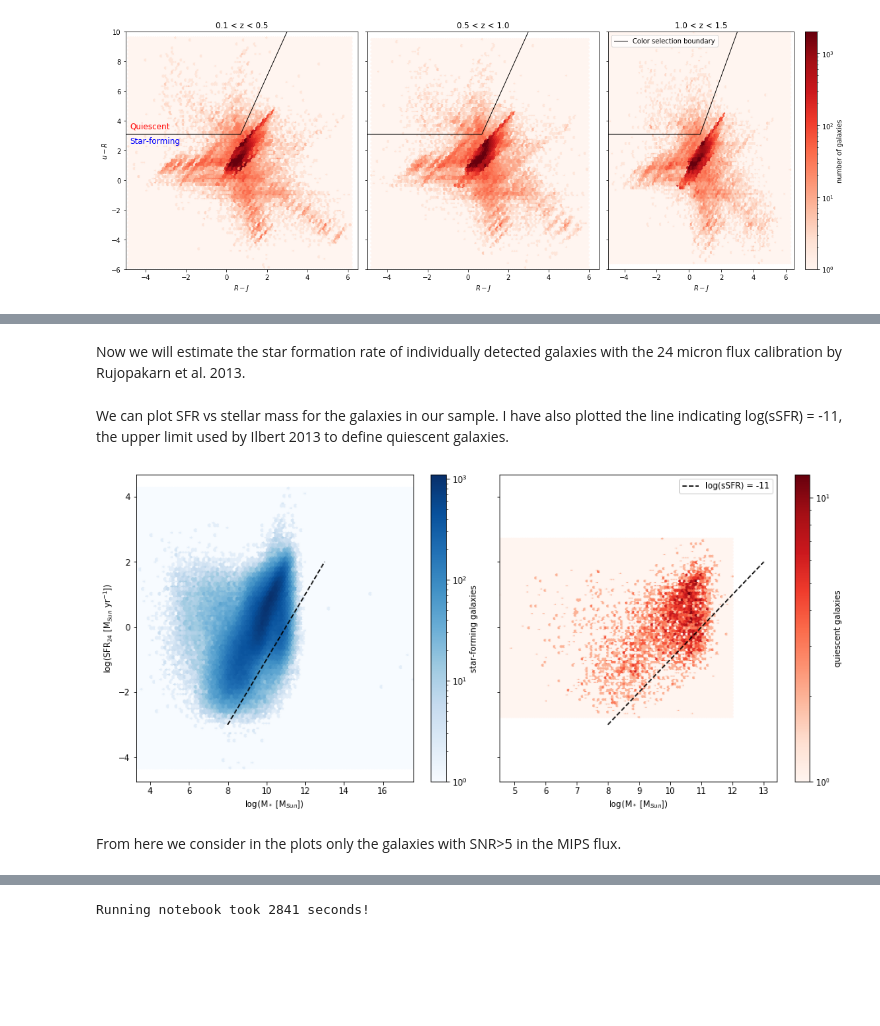
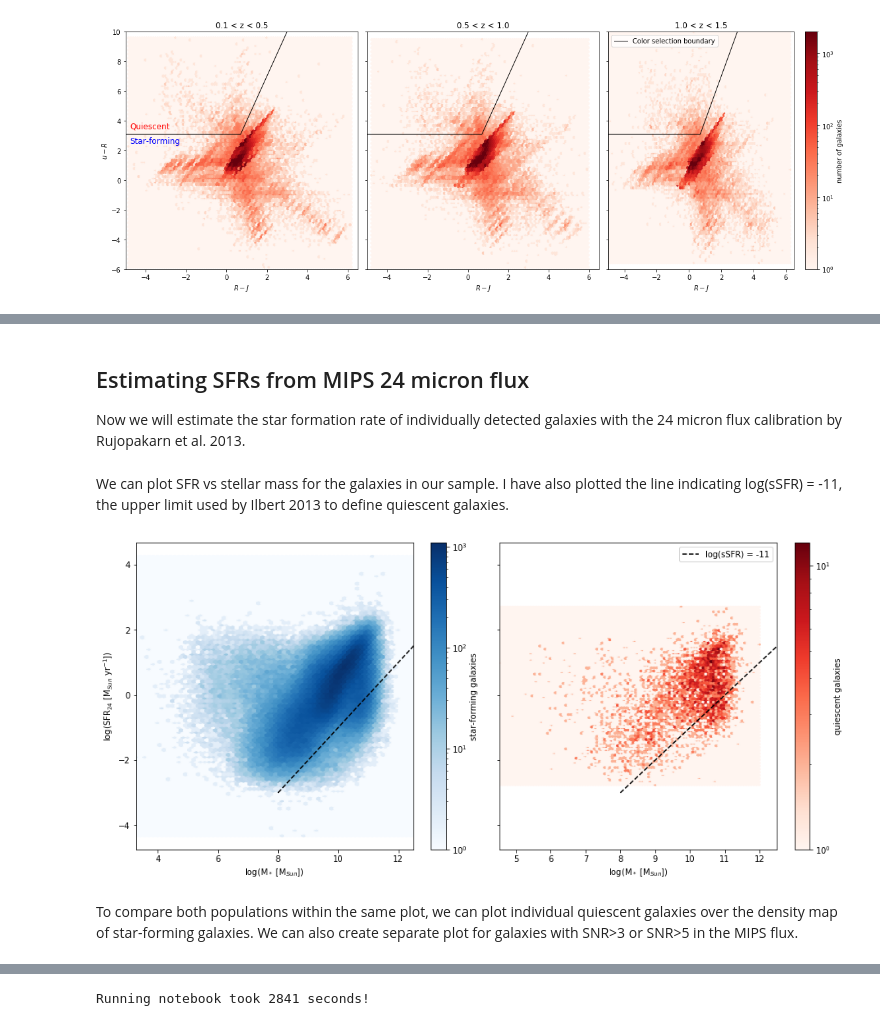
Before and after one commit to Bruno-Rodriguez/quiescent-galaxy, a Jupyter notebook: galaxies_select_SFR_pd.ipynb, the cells around one changed output, grey strips where cells are left out. Cells and saved outputs as stored; diff of their text form; code cells hidden in the pictures; blank space fills up the shorter version.

```diff
--- a/galaxies_select_SFR_pd.ipynb
+++ b/galaxies_select_SFR_pd.ipynb
@@ -73,3 +91,4 @@ Number of galaxies in sample: 826375
 # %%
-bootes = bootes.query(flag_criteria)
+bootes = bootes.query('~('+Donley+')')
+bootes = bootes[bootes['AGN']==0]
 print(f"Number of galaxies in sample: {len(bootes)}")
@@ -190,10 +204,11 @@ bootes = bootes[
     (bootes['uR']<=10) &
     (bootes['RJ']>=-5) &
     (bootes['RJ']<=6.5)]
-bootes['quiescent'] = (bootes['uR']>3.1)&(bootes['uR']>3*bootes['RJ']+1)
 # %% [markdown]
 We can calculate the fraction of galaxies within the 'quiescent region', and the fraction of those that have viable data at 24 micron from MIPS.
-# %%
-bootes['lowerF24'] = bootes['F_MIPS_24'] - bootes['FErr_MIPS_24_l']
-bootes['upperF24'] = bootes['FErr_MIPS_24_u'] - bootes['F_MIPS_24']
+# %%
+quiescent = '((uR>3.1)&(uR>3*RJ+1))'
+SF = '((uR<=3.1)|(uR<=3*RJ+1))'
+MIPSSNR3 = '(F_MIPS_24>3*(FErr_MIPS_24_u-F_MIPS_24))&(F_MIPS_24>3*(F_MIPS_24-FErr_MIPS_24_l))'
+MIPSSNR5 = '(F_MIPS_24>5*(FErr_MIPS_24_u-F_MIPS_24))&(F_MIPS_24>5*(F_MIPS_24-FErr_MIPS_24_l))'
 # %%
@@ -394,4 +375,6 @@ plt.show()
 # %% [markdown]
+## Estimating SFRs from MIPS 24 micron flux
+
 Now we will estimate the star formation rate of individually detected galaxies with the 24 micron flux calibration by Rujopakarn et al. 2013.
 # %%
 from scipy.interpolate import interp1d
@@ -446,30 +429,32 @@ bootes['SFR_24'] = bootes['LIR_24'].apply(LIR_to_SFR)#pd.Series([LIR_to_SFR(LIR)
 We can plot SFR vs stellar mass for the galaxies in our sample. I have also plotted the line indicating log(sSFR) = -11, the upper limit used by Ilbert 2013 to define quiescent galaxies.
 # %%
 #%% Plotting Star formation rate vs Stellar mass
-fig3, ax3 = plt.subplots(1,2,sharey='row',figsize=(13,6))
-ax3[0].set_xlabel("log(M$_*$ [M$_{Sun}$])",fontsize=10)
-ax3[0].set_ylabel("log(SFR$_{24}$ [M$_{Sun}$ yr$^{-1}$])",fontsize=10)
-hb = ax3[0].hexbin(bootes.loc[~bootes['quiescent'],'Mass_median'],
-            np.log10(bootes.loc[~bootes['quiescent'],'SFR_24']),
+fig, axs = plt.subplots(1,2,sharey='row',figsize=(13,6))
+axs[0].set_xlabel("log(M$_*$ [M$_{Sun}$])",fontsize=10)
+axs[0].set_ylabel("log(SFR$_{24}$ [M$_{Sun}$ yr$^{-1}$])",fontsize=10)
+hb = axs[0].hexbin(bootes.query(SF).loc[:,'Mass_median'],
+            np.log10(bootes.query(SF).loc[:,'SFR_24']),
             cmap='Blues',bins='log')
-cb = fig3.colorbar(hb, ax=ax3[0])
+cb = fig.colorbar(hb, ax=axs[0])
 cb.set_label('star-forming galaxies')
-ax3[0].plot([8,13],[-3,2],'--',color='k',label='log(sSFR) = -11')
-ax3[1].set_xlabel("log(M$_*$ [M$_{Sun}$])",fontsize=10)
-hb = ax3[1].hexbin(bootes.loc[bootes['quiescent'],'Mass_median'],
-            np.log10(bootes.loc[bootes['quiescent'],'SFR_24']),
+axs[0].plot([8,13],[-3,2],'--',color='k',label='log(sSFR) = -11')
+axs[0].set_xlim(xmax=12.5)
+
+axs[1].set_xlabel("log(M$_*$ [M$_{Sun}$])",fontsize=10)
+hb = axs[1].hexbin(bootes.query(quiescent).loc[:,'Mass_median'],
+            np.log10(bootes.query(quiescent).loc[:,'SFR_24']),
             cmap='Reds',bins='log')
-cb = fig3.colorbar(hb, ax=ax3[1])
+cb = fig.colorbar(hb, ax=axs[1])
 cb.set_label('quiescent galaxies')
-ax3[1].plot([8,13],[-3,2],'--',color='k',label='log(sSFR) = -11')
-#ax3.set_xlim(xmin=10.7,xmax=13)
-#ax3.set_ylim(ymin=-3,ymax=7)
-ax3[1].legend(numpoints=1, loc='best')
-fig3.tight_layout()
+axs[1].plot([8,13],[-3,2],'--',color='k',label='log(sSFR) = -11')
+axs[1].set_xlim(xmax=12.5)
+#axs.set_ylim(ymin=-3,ymax=7)
+axs[1].legend(numpoints=1, loc='best')
+fig.tight_layout()
 plt.show()
 # %% [output]
-[figure, old version]
+[figure, new version]
-# %% [markdown]
-From here we consider in the plots only the galaxies with SNR>5 in the MIPS flux.
+# %% [markdown]
+To compare both populations within the same plot, we can plot individual quiescent galaxies over the density map of star-forming galaxies. We can also create separate plot for galaxies with SNR>3 or SNR>5 in the MIPS flux.
 # %%
 #%% Plotting Star formation rate vs Stellar mass
```
Also changed, not shown: parts of 44 cells of this notebook.
